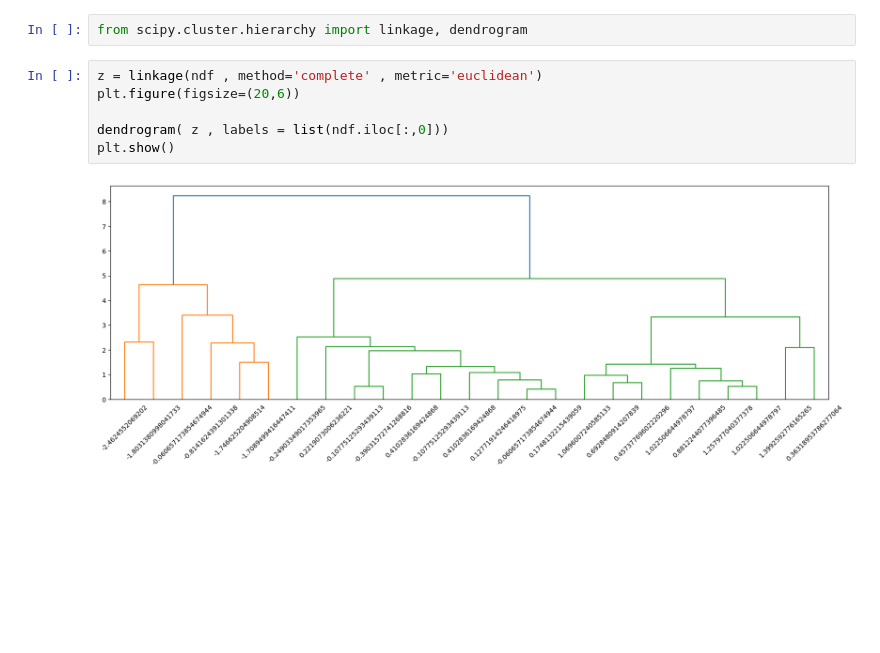
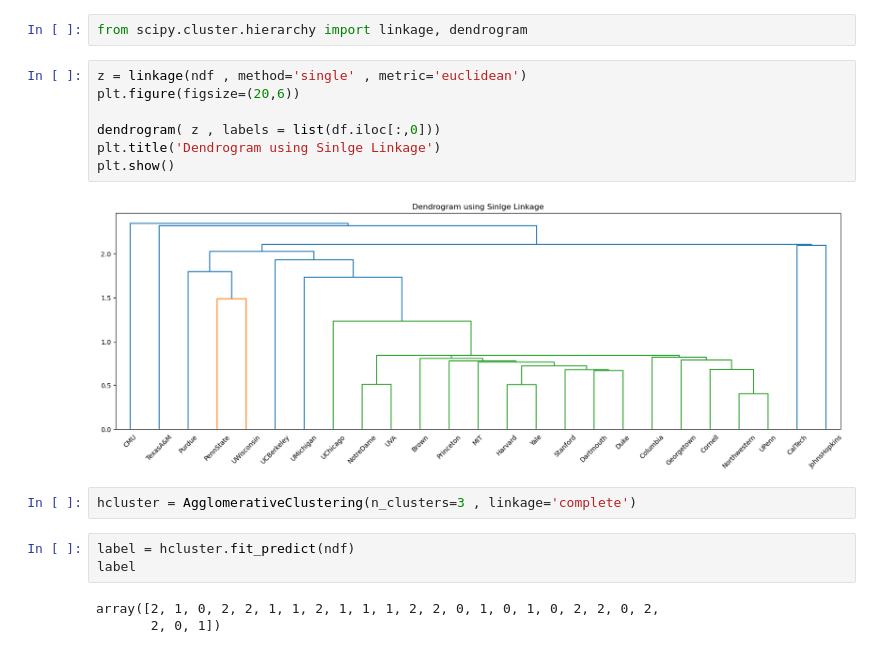
Before and after one commit to VatsVenom201/MachineLearning-Daily_tasks, a Jupyter notebook: Clustering/Hierarchical Clustering.ipynb, the cells around one changed output. Cells and saved outputs as stored; diff of their text form; blank space fills up the shorter version.

Commit message:
Clustering & Analysis

```diff
--- a/Clustering/Hierarchical Clustering.ipynb
+++ b/Clustering/Hierarchical Clustering.ipynb
@@ -50,10 +51,19 @@ array([0, 0, 1, 0, 0, 0, 0, 0, 0, 0, 0, 0, 0, 0, 0, 0, 0, 2, 0, 0, 0, 0,
 # %%
 from scipy.cluster.hierarchy import linkage, dendrogram
 # %%
-z = linkage(ndf , method='complete' , metric='euclidean')
+z = linkage(ndf , method='single' , metric='euclidean')
 plt.figure(figsize=(20,6))
 
-dendrogram( z , labels = list(ndf.iloc[:,0]))
+dendrogram( z , labels = list(df.iloc[:,0]))
+plt.title('Dendrogram using Sinlge Linkage')
 plt.show()
 # %% [output]
-[figure, old version]
+[figure, new version]
+# %%
+hcluster = AgglomerativeClustering(n_clusters=3 , linkage='complete')
+# %%
+label = hcluster.fit_predict(ndf)
+label
+# %% [output]
+array([2, 1, 0, 2, 2, 1, 1, 2, 1, 1, 1, 2, 2, 0, 1, 0, 1, 0, 2, 2, 0, 2,
+       2, 0, 1])
```
Also changed, not shown: parts of 5 cells of this notebook.
